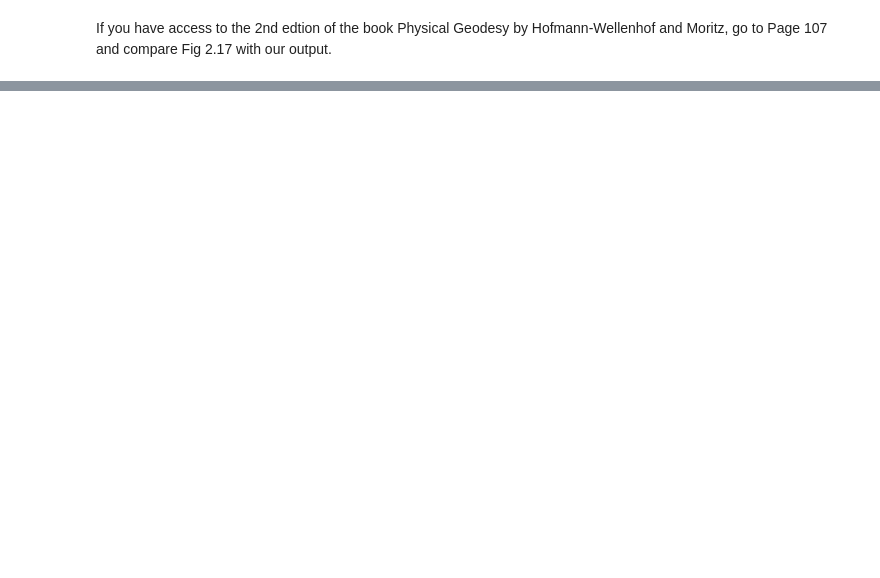
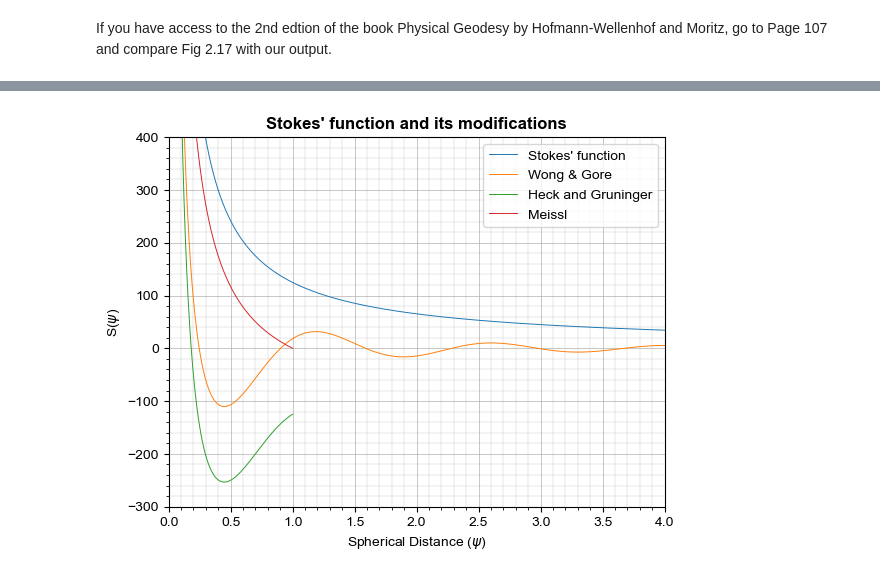
Before and after one commit to cikelly/geoidlab, a Jupyter notebook: Notebooks/Kernels.ipynb, the cells around one changed output, grey strips where cells are left out. Saved outputs shown, nothing was run; the diff lists cells and outputs as text; code cells hidden in the pictures; blank space fills up the shorter version.

```diff
--- a/Notebooks/Kernels.ipynb
+++ b/Notebooks/Kernels.ipynb
@@ -191,0 +86,44 @@ array([0. , 0.1, 0.2, 0.3, 0.4, 0.5, 0.6, 0.7, 0.8, 0.9, 1. , 1.1, 1.2,
+# %%
+step = 0.0001
+# psi_max = 1
+psi = np.arange(step, 4+step, step)
+psi0 = 1
+# psi0[psi0 > psi_max] = np.nan
+nmax = 257
+# %%
+S, _ = kernels.stokes_psi(np.radians(psi))
+S_wg257 = kernels.wong_and_gore_psi(np.radians(psi), nmax)
+S_wg26 = kernels.wong_and_gore_psi(np.radians(psi), nmax=26)
+S_hg = kernels.heck_and_gruninger_psi(np.radians(psi), np.radians(1), nmax=nmax)
+S_hg[psi > psi0] = np.nan
+S_m = kernels.meissl_psi(np.radians(psi), np.radians(psi0))
+S_m[psi > psi0] = np.nan
+# %%
+linewidth = 0.7
+fig, ax = plt.subplots()
+ax.plot(psi, S, label='Stokes\' function', linewidth=linewidth)
+ax.plot(psi, S_wg257, label='Wong & Gore', linewidth=linewidth)
+# ax.plot(psi, S_wg26, label='Wong & Gore: nmax=26', linewidth=linewidth)
+ax.plot(psi, S_hg, label='Heck and Gruninger', linewidth=linewidth)
+ax.plot(psi, S_m, label='Meissl', linewidth=linewidth)
+
+# ax.set_ylim([-300,400])
+# ax.set_xlim([0,4])
+# ax.grid(linewidth=0.5)
+
+# ax.set_xlabel(r'Spherical distance ($\psi$)')
+# ax.set_ylabel('Kernel')
+
+ax.set_ylim([-300, 400])
+ax.set_xlim([0, 4])
+ax.set_title('Stokes\' function and its modifications', fontweight='bold')
+ax.grid(linewidth=0.5)
+ax.minorticks_on()
+ax.grid(which='minor', linewidth=0.2)
+ax.set_xlabel(r'Spherical Distance ($\psi$)')
+ax.set_ylabel(r'S($\psi$)')
+ax.legend()
+
+plt.show()
+# %% [output]
+[figure, added]
```
Also changed, not shown: parts of 13 cells of this notebook, 1 other file.
